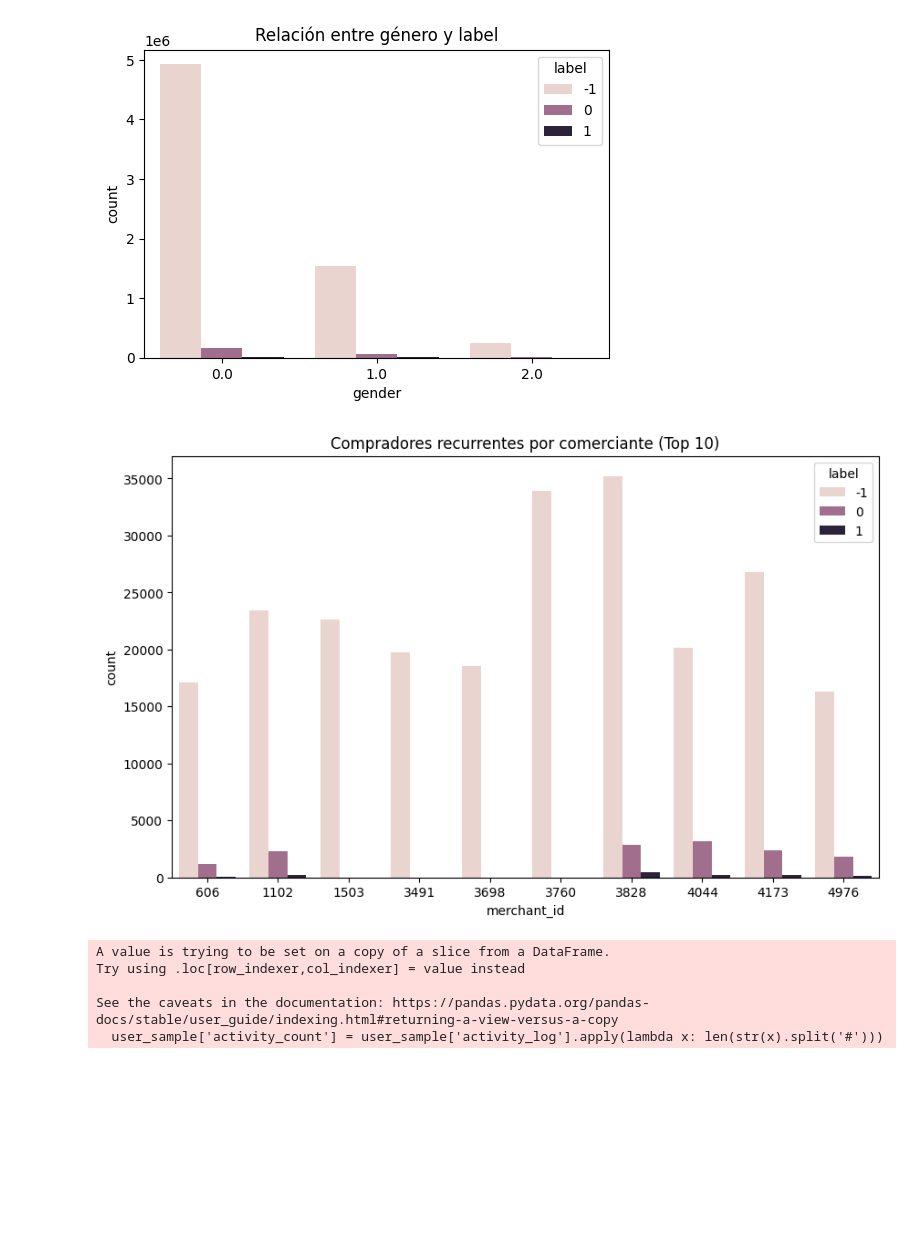
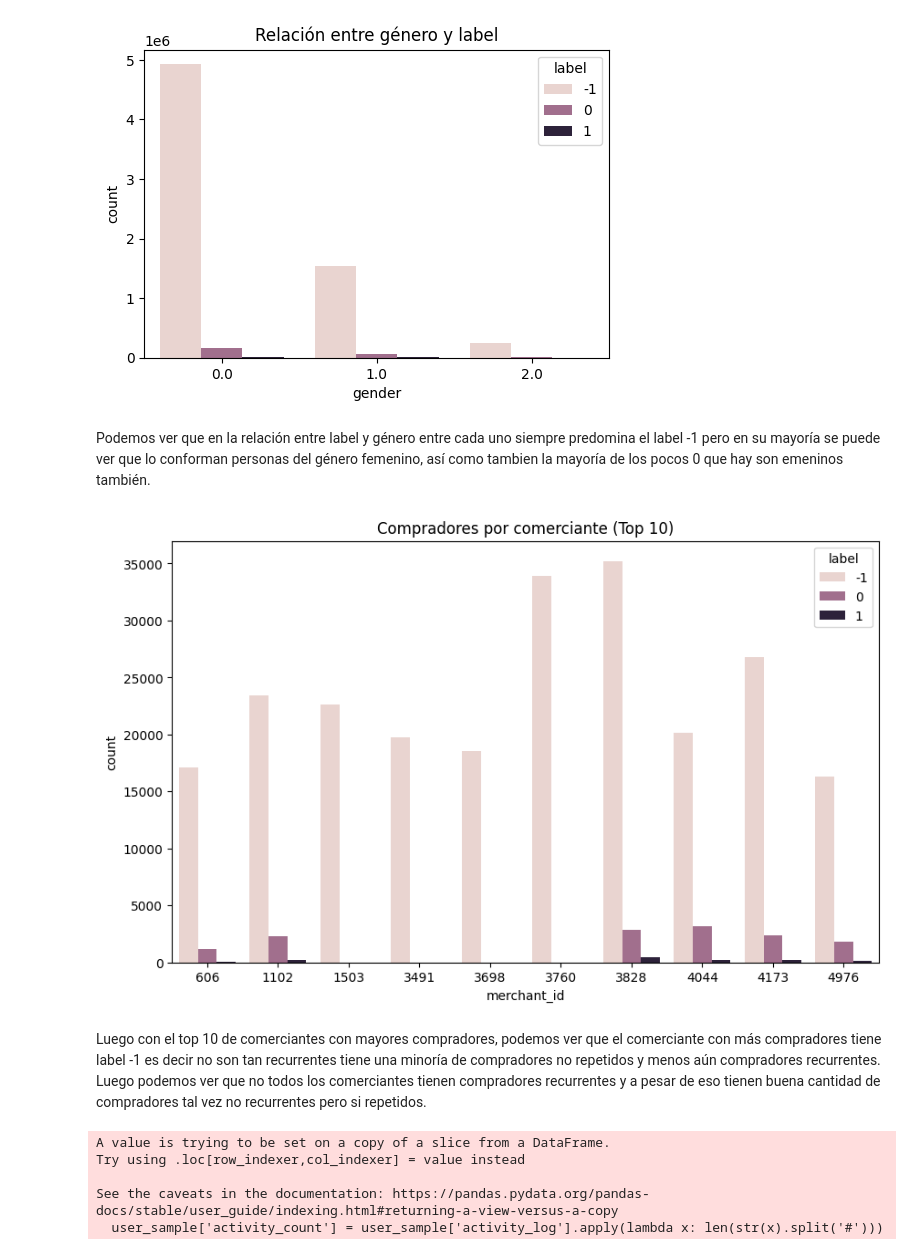
Before and after one commit to Dahernandezsilve/P2DataScience, a Jupyter notebook: Proyecto2.ipynb, the cells around one changed output. Drawn from its saved outputs; the diff is of its cells as text; code cells hidden in the pictures; blank space fills up the shorter version.

```diff
--- a/Proyecto2.ipynb
+++ b/Proyecto2.ipynb
@@ -284,14 +283,17 @@ plt.title('Relación entre género y label')
 plt.show()
 # %% [output]
 [figure]
+# %% [markdown]
+Podemos ver que en la relación entre label y género entre cada uno siempre predomina el label -1 pero en su mayoría se puede ver que lo conforman personas del género femenino, así como tambien la mayoría de los pocos 0 que hay son emeninos también.
 # %%
-# Ver la cantidad de compradores recurrentes por comerciante
 plt.figure(figsize=(10,6))
 top_merchants = dataTrain['merchant_id'].value_counts().nlargest(10).index
 sns.countplot(x='merchant_id', hue='label', data=dataTrain[dataTrain['merchant_id'].isin(top_merchants)])
-plt.title('Compradores recurrentes por comerciante (Top 10)')
+plt.title('Compradores por comerciante (Top 10)')
 plt.show()
 # %% [output]
-[figure, old version]
+[figure, new version]
+# %% [markdown]
+Luego con el top 10 de comerciantes con mayores compradores, podemos ver que el comerciante con más compradores tiene label -1 es decir no son tan recurrentes tiene una minoría de compradores no repetidos y menos aún compradores recurrentes. Luego podemos ver que no todos los comerciantes tienen compradores recurrentes y a pesar de eso tienen buena cantidad de compradores tal vez no recurrentes pero si repetidos.
 # %%
 # Visualizar las actividades de un usuario específico
```
Also changed, not shown: parts of 14 cells of this notebook.
